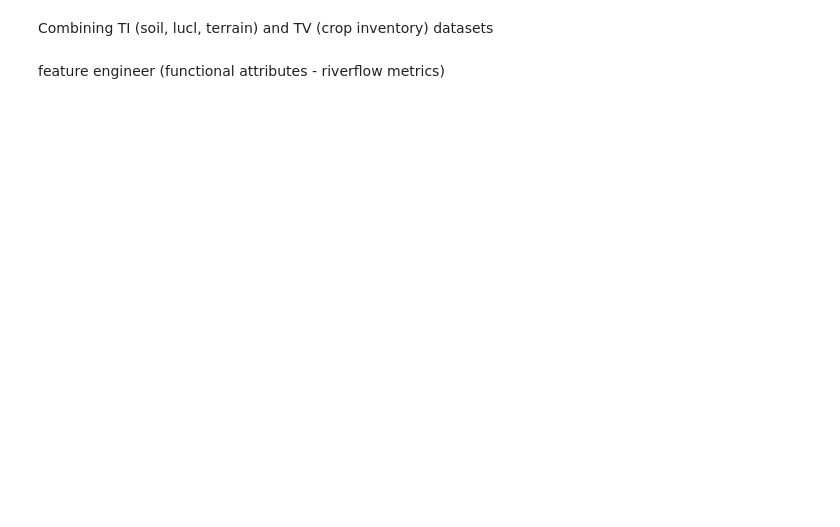
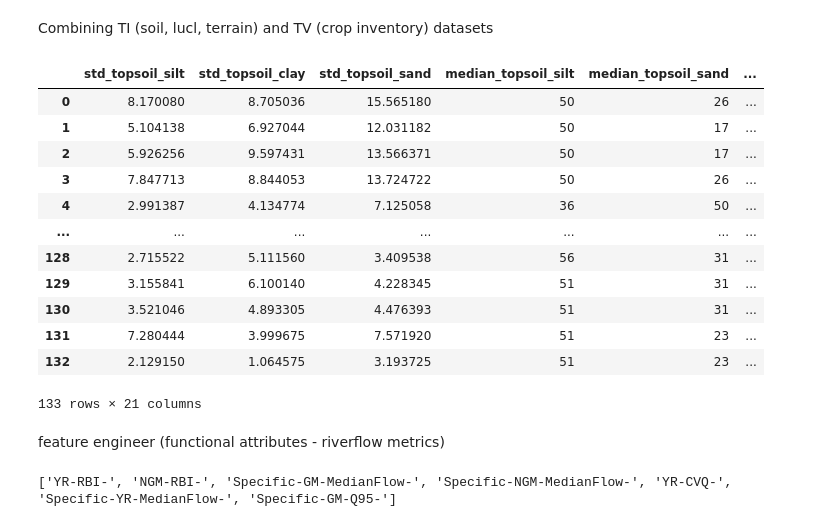
Before and after one commit to Steven-Mugisha/watershed_classification, a Jupyter notebook: src/pca_analysis.ipynb, the cells around one changed output. Cells and saved outputs as stored; diff of their text form; code cells hidden in the pictures; blank space fills up the shorter version.

```diff
--- a/src/pca_analysis.ipynb
+++ b/src/pca_analysis.ipynb
@@ -104,17 +164,0 @@ def select_top_attr(all_top_attr, attribute) -> list:
-# %%
-# Generate new datasets with selected attributes
-def generate_struct_df() -> pd.DataFrame:
-    attr_collection = []
-    struct_pca = structural_pca()
-    for key in struct_pca.keys():
-        attributes = select_top_attr(struct_pca, key)
-        path = os.path.join(directory, "data", "raw_datasets", "structural_attributes", "140_TI_variables", f"leb_{key}.csv")
-        stations_list = pd.read_csv(os.path.join(directory,  "data","raw_datasets", "structural_attributes", "stations_list.csv")).stations.tolist()
-        # input_struct_data = input_struct_data[input_struct_data["station_id"].isin(stations_list)]
-
-        att_file = pd.read_csv(path)
-        _133_stations_df = att_file[att_file["station_id"].isin(stations_list)]
-        _133_stations_df = _133_stations_df[attributes]
-        attr_collection.append(_133_stations_df)
-
-    return pd.concat(attr_collection, axis=1).reset_index(drop=True)
@@ -121,21 +206,42 @@ def generate_struct_df() -> pd.DataFrame:
 # %%
 # Generate crop + struct attributes combined dataset.
 def generate_struct_crop_df(year:int) -> pd.DataFrame:
     crops_pca = crop_pca()
+    selectedAttributesCrops = selectTopAtttributesForYear(crops_pca)
+    selectedAttributesCropsWithYear = [0]*len(selectedAttributesCrops)
+
+    for i in range(len(selectedAttributesCrops)):
+        selectedAttributesCropsWithYear[i] = f"{selectedAttributesCrops[i]}{year}"
 
     for key in crops_pca.keys():
         if year == int(key.split("_")[-1]):
-            attributes = select_top_attr(crops_pca, key)
+            # attributes = select_top_attr(crops_pca, key)
             path = os.path.join(directory, "data", "raw_datasets", "structural_attributes", "crop_inventories", f"{key}.csv")
             attr_file = pd.read_csv(path)
-            attr_file = attr_file[attributes]
+            attr_file = attr_file[selectedAttributesCropsWithYear]
+            attr_file.columns = selectedAttributesCrops
+
             output_df = pd.concat([generate_struct_df(), attr_file], axis=1)
         else:
             pass
 
     return output_df
 
-generate_struct_crop_df(2011)
+generate_struct_crop_df(2012)
+# %% [output]
+|  | std_topsoil_silt | std_topsoil_clay | std_topsoil_sand | median_topsoil_silt | median_topsoil_sand | ... |
+| 0 | 8.170080 | 8.705036 | 15.565180 | 50 | 26 | ... |
+| 1 | 5.104138 | 6.927044 | 12.031182 | 50 | 17 | ... |
+| 2 | 5.926256 | 9.597431 | 13.566371 | 50 | 17 | ... |
+| 3 | 7.847713 | 8.844053 | 13.724722 | 50 | 26 | ... |
+| 4 | 2.991387 | 4.134774 | 7.125058 | 36 | 50 | ... |
+| ... | ... | ... | ... | ... | ... | ... |
+| 128 | 2.715522 | 5.111560 | 3.409538 | 56 | 31 | ... |
+| 129 | 3.155841 | 6.100140 | 4.228345 | 51 | 31 | ... |
+| 130 | 3.521046 | 4.893305 | 4.476393 | 51 | 31 | ... |
+| 131 | 7.280444 | 3.999675 | 7.571920 | 51 | 23 | ... |
+| 132 | 2.129150 | 1.064575 | 3.193725 | 51 | 23 | ... |
+133 rows × 21 columns
 # %% [markdown]
 feature engineer (functional attributes - riverflow metrics)
 # %%
@@ -177,8 +283,6 @@ def functional_pca(drop_metrics: list = drop_metrics):
         functional_df = df.loc[:, ~df.columns.str.startswith(tuple(drop_metrics))]
         functional_df = functional_df.fillna(functional_df.median())
 
-        # pca analysis start here.
-        # pca_df = pca.pca_analysis(functional_df)
         pca_loadings = pca.loadings(functional_df)
 
         explained_var = pca.explained_variance(functional_df)
@@ -197,7 +301,10 @@ def functional_pca(drop_metrics: list = drop_metrics):
 
     return all_top_metrics
 
-functional_pca()
+functionalAttributes = functional_pca()
+print(selectTopAtttributesForYear(functionalAttributes))
+# %% [output]
+['YR-RBI-', 'NGM-RBI-', 'Specific-GM-MedianFlow-', 'Specific-NGM-MedianFlow-', 'YR-CVQ-', 'Specific-YR-MedianFlow-', 'Specific-GM-Q95-']
 # %%
 # pca for climate indices
 def climate_pca():
```
Also changed, not shown: parts of 15 cells of this notebook, 1 other file.
